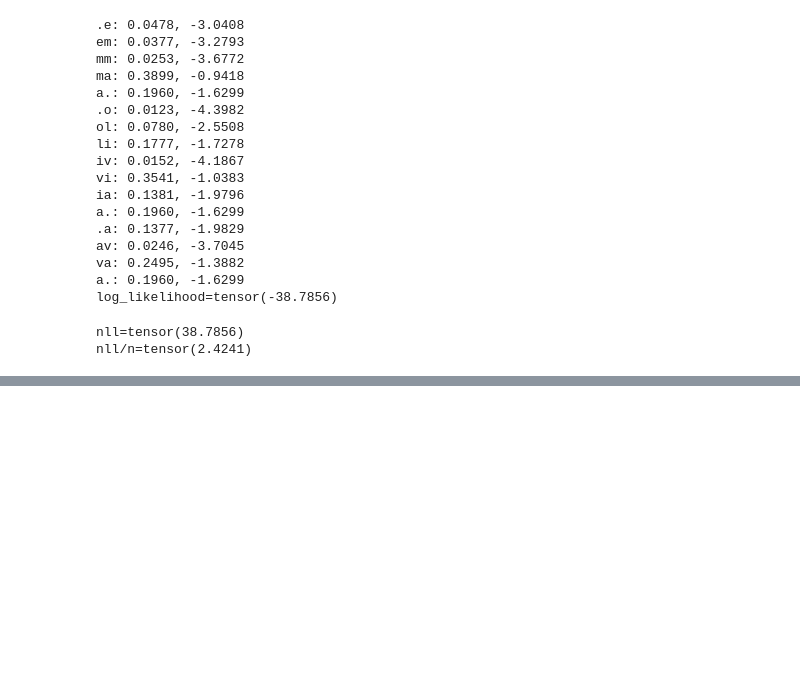
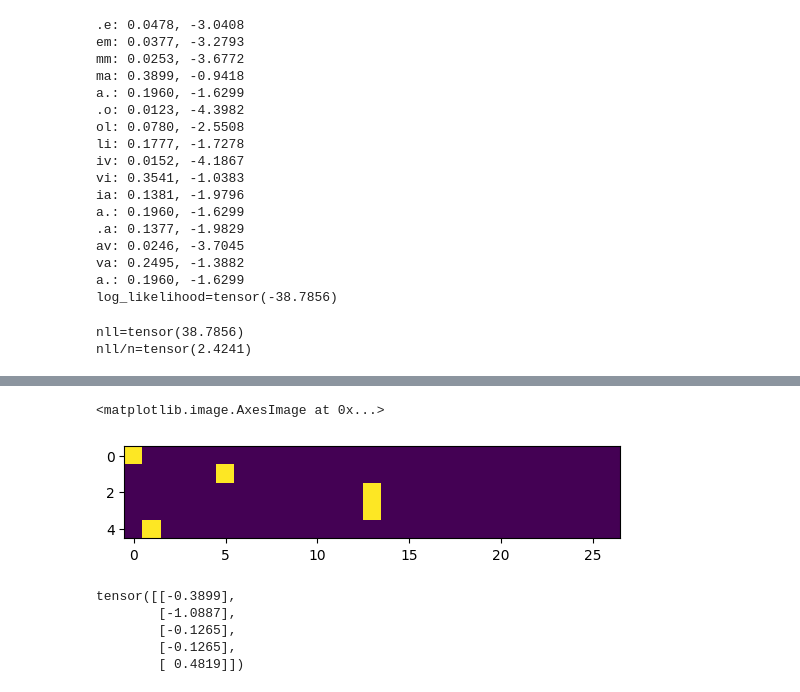
Before and after one commit to NilaAkbari/makemore, a Jupyter notebook: makemore.ipynb, the cells around one changed output, grey strips where cells are left out. Drawn from its saved outputs; the diff is of its cells as text; code cells hidden in the pictures; blank space fills up the shorter version.

Commit message:
W vector and xenc

```diff
--- a/makemore.ipynb
+++ b/makemore.ipynb
@@ -189,7 +189,8 @@ p = p / p.sum()
 in the while loop and calculating and normalizing it in every iteration, we can normalize the N matrix and write it as P the normalized
 probability distribution
 '''
-P = N.float()
+#P = N.float() was what it was before model smoothing
+P = (N+1).float() #to smooth the model, reason explained in Evaluation
 P /= P.sum(1, keepdim=True) # in-place operation for optimizing memory
 # %% [markdown]
 This way, P.sum(1, keepdim=True) gives us a (27,1) tensor which has the sums accross the rows.
@@ -317,0 +405,19 @@ nll/n=tensor(2.4241)
+# %%
+# we run the above code in a new cell with smoothed model
+log_likelihood = 0.0
+n = 0
+
+for w in ["qnila"]:
+    chs = ['.'] + list(w) + ['.']
+    for ch1, ch2 in zip(chs, chs[1:]):
+        ix1 = stoi[ch1]
+        ix2 = stoi[ch2]
+        prob = P[ix1, ix2]
+        logprob = torch.log(prob)
+        log_likelihood += logprob
+        print(f'{ch1}{ch2}: {prob:.4f}, {logprob:.4f}')
+        n += 1
+
+nll = -log_likelihood
+print(f'{nll=}')
+print(f'{nll/n=}')
@@ -317,0 +437,14 @@ nll/n=tensor(2.4241)
+# %%
+# First we want to create the training set of all the bigrams(x, y)
+xs, ys = [], []
+
+for w in words[:1]:
+    chs = ['.'] + list(w) + ['.']
+    for ch1, ch2 in zip(chs, chs[1:]):
+        ix1 = stoi[ch1]
+        ix2 = stoi[ch2]
+        xs.append(ix1)
+        ys.append(ix2)
+
+xs = torch.tensor(xs)
+ys = torch.tensor(ys)
@@ -317,0 +461,4 @@ nll/n=tensor(2.4241)
+# %%
+#lucky for us, torch has a function called one_hot that can encode tensors. it takes a tensor and a num_classes as input arguments
+import torch.nn.functional as F
+xenc = F.one_hot(xs, num_classes=27).float() #we cast it into float because we want foalt in our NN.
@@ -317,0 +478,16 @@ nll/n=tensor(2.4241)
+# %%
+plt.imshow(xenc)
+# %% [output]
+<matplotlib.image.AxesImage at 0x...>
+[figure, added]
+# %%
+#to construct our NN, we first initialize the weights with random values.
+W = torch.randn((27,1)) #random walues from a normal distribution, the 27, 1 indicates one neuron
+# however because we want 27 neurons (each one corresponding to a letter) we will initialize W as a 27, 27 tensor
+xenc @ W #matrix multiplyer operator in torch
+# %% [output]
+tensor([[-0.3899],
+        [-1.0887],
+        [-0.1265],
+        [-0.1265],
+        [ 0.4819]])
```
Also changed, not shown: parts of 22 cells of this notebook.
